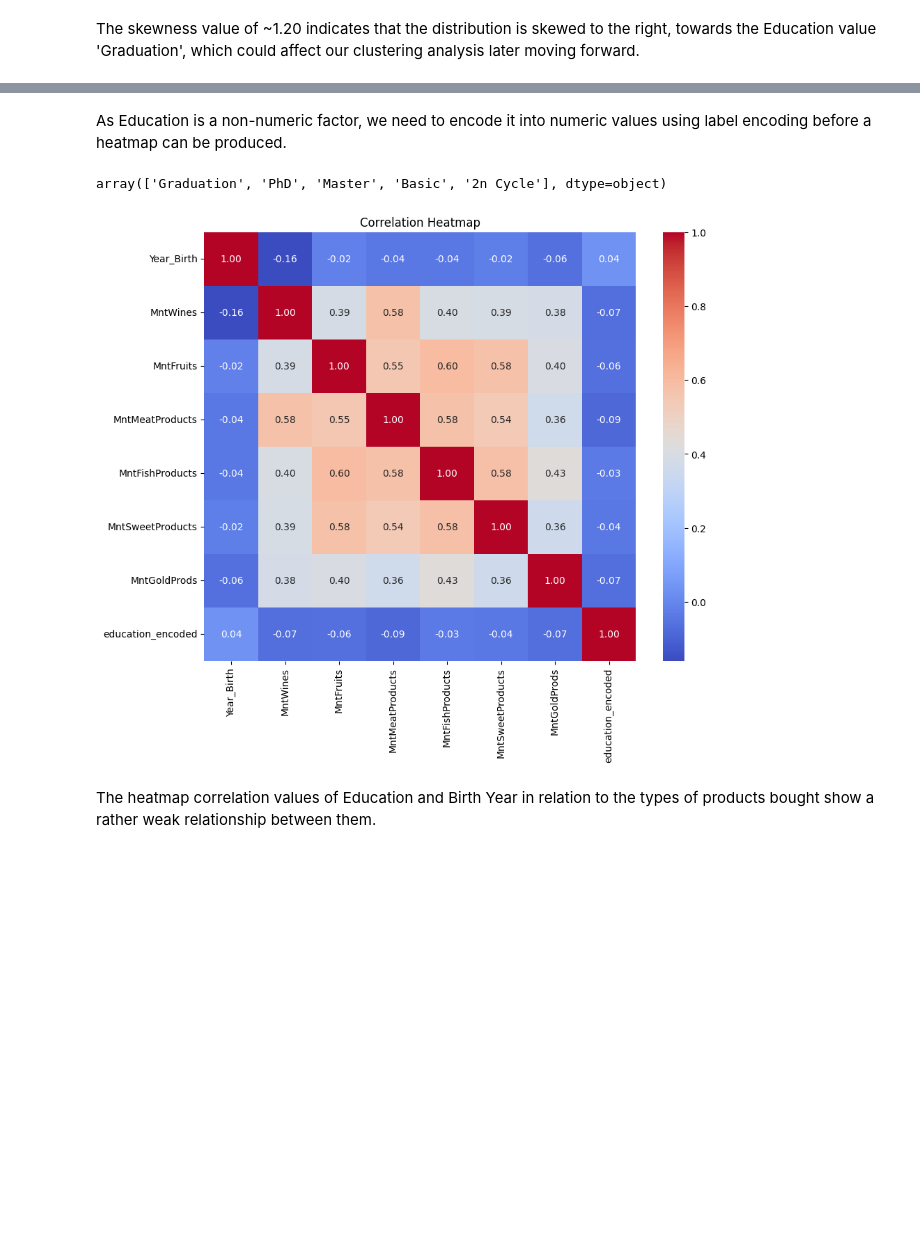
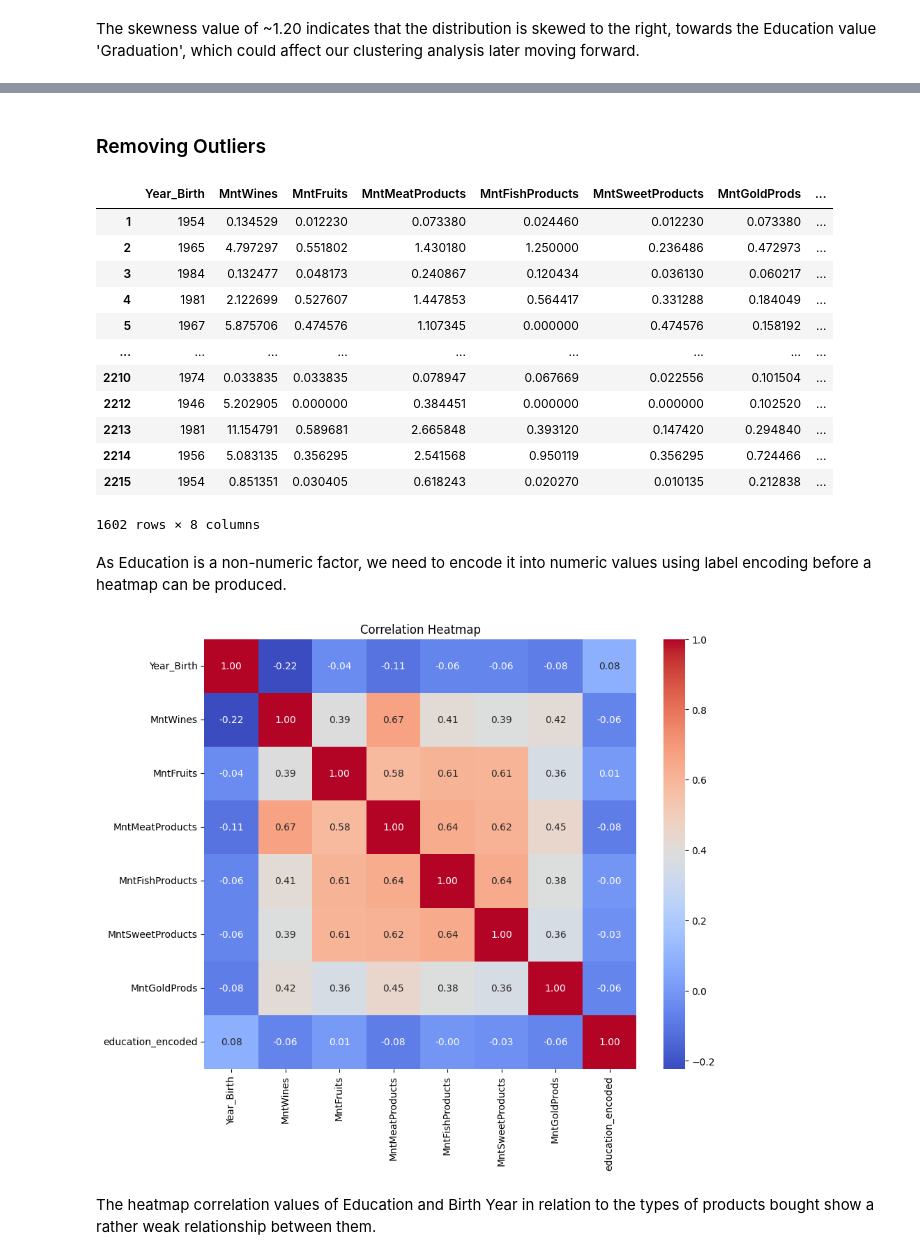
Before and after one commit to dcjh/1015_Mini_Project, a Jupyter notebook: Age_Education_EDA.ipynb, the cells around one changed output, grey strips where cells are left out. Drawn from its saved outputs; the diff is of its cells as text; code cells hidden in the pictures; blank space fills up the shorter version.

```diff
--- a/Age_Education_EDA.ipynb
+++ b/Age_Education_EDA.ipynb
@@ -145,6 +151,3 @@ print("Skewness of Education variable:", skewness_education)
 Skewness of Education variable: 1.2041984747854662
 # %% [markdown]
 The skewness value of ~1.20 indicates that the distribution is skewed to the right, towards the Education value 'Graduation', which could affect our clustering analysis later moving forward.
-# %%
-for var in jointplot:
-    sb.jointplot(data = jointplot, x = "Education", y = var, height = 6)
@@ -160,3 +153,0 @@ for var in jointplot:
-# %%
-for var in jointplot:
-    sb.jointplot(data = jointplot, x = "Year_Birth", y = var, height = 6)
@@ -171,0 +154,2 @@ for var in jointplot:
+# %% [markdown]
+### Removing Outliers
@@ -172,12 +169,25 @@ for var in jointplot:
+# %%
+jointplot_cleaned=removeOut(jointplot_cleaned)
+jointplot_cleaned
+# %% [output]
+|  | Year_Birth | MntWines | MntFruits | MntMeatProducts | MntFishProducts | MntSweetProducts | MntGoldProds | ... |
+| 1 | 1954 | 0.134529 | 0.012230 | 0.073380 | 0.024460 | 0.012230 | 0.073380 | ... |
+| 2 | 1965 | 4.797297 | 0.551802 | 1.430180 | 1.250000 | 0.236486 | 0.472973 | ... |
+| 3 | 1984 | 0.132477 | 0.048173 | 0.240867 | 0.120434 | 0.036130 | 0.060217 | ... |
+| 4 | 1981 | 2.122699 | 0.527607 | 1.447853 | 0.564417 | 0.331288 | 0.184049 | ... |
+| 5 | 1967 | 5.875706 | 0.474576 | 1.107345 | 0.000000 | 0.474576 | 0.158192 | ... |
+| ... | ... | ... | ... | ... | ... | ... | ... | ... |
+| 2210 | 1974 | 0.033835 | 0.033835 | 0.078947 | 0.067669 | 0.022556 | 0.101504 | ... |
+| 2212 | 1946 | 5.202905 | 0.000000 | 0.384451 | 0.000000 | 0.000000 | 0.102520 | ... |
+| 2213 | 1981 | 11.154791 | 0.589681 | 2.665848 | 0.393120 | 0.147420 | 0.294840 | ... |
+| 2214 | 1956 | 5.083135 | 0.356295 | 2.541568 | 0.950119 | 0.356295 | 0.724466 | ... |
+| 2215 | 1954 | 0.851351 | 0.030405 | 0.618243 | 0.020270 | 0.010135 | 0.212838 | ... |
+1602 rows × 8 columns
 # %% [markdown]
 As Education is a non-numeric factor, we need to encode it into numeric values using label encoding before a heatmap can be produced.
-# %%
-jointplot['Education'].unique()
-# %% [output]
-array(['Graduation', 'PhD', 'Master', 'Basic', '2n Cycle'], dtype=object)
 # %%
 # Create a correlation matrix
-corr_matrix = jointplot_numeric.corr()
+corr_matrix = jointplot_cleaned.corr()
 
 # Plot the heatmap
 plt.figure(figsize=(10, 8))
@@ -185,7 +195,7 @@ sb.heatmap(corr_matrix, annot=True, cmap='coolwarm', fmt=".2f")
 plt.title('Correlation Heatmap')
 plt.show()
 # %% [output]
-[figure, old version]
+[figure, new version]
 # %% [markdown]
 The heatmap correlation values of Education and Birth Year in relation to the types of products bought show a rather weak relationship between them.
 # %% [markdown]
```
Also changed, not shown: parts of 14 cells of this notebook, 1 other file.
